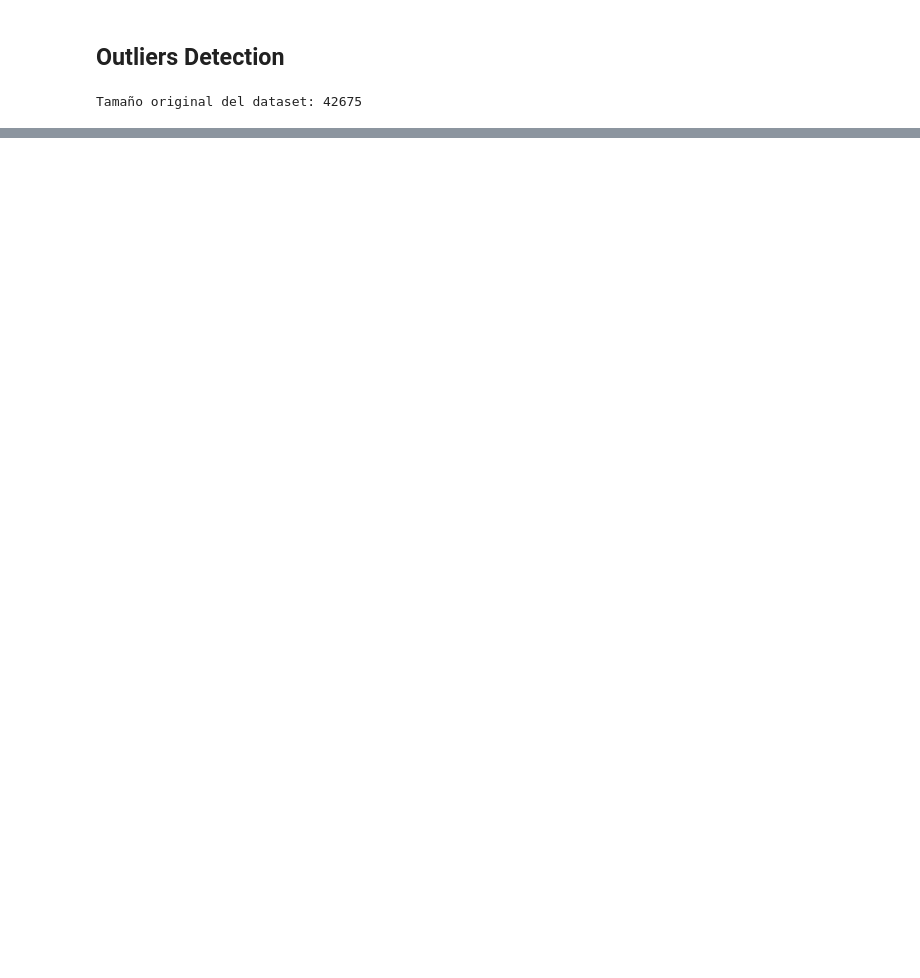
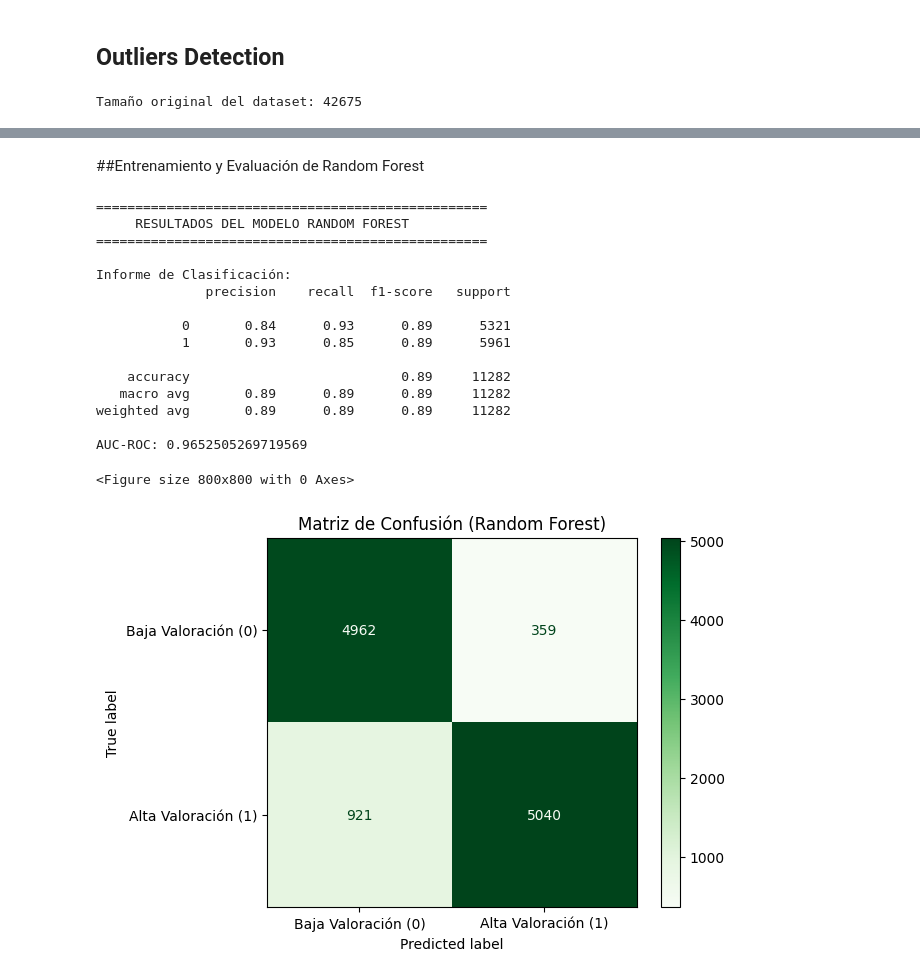
Before and after one commit to Chispon77/Proyecto-Final-CoderHouse, a Jupyter notebook: ProjectAmazon.ipynb, the cells around one changed output, grey strips where cells are left out. Saved outputs shown, nothing was run; the diff lists cells and outputs as text; code cells hidden in the pictures; blank space fills up the shorter version.

```diff
--- a/ProjectAmazon.ipynb
+++ b/ProjectAmazon.ipynb
@@ -390,0 +562,54 @@ Registros eliminados: 5069 (11.88%)
+# %% [markdown]
+##Entrenamiento y Evaluación de Random Forest
+# %%
+rf_model = RandomForestClassifier(n_estimators=100, max_depth=10, random_state=42, class_weight='balanced')
+rf_model.fit(X_train, y_train)
+
+# Predicciones discretas (0 o 1)
+rf_y_pred = rf_model.predict(X_test)
+
+# Predicciones de probabilidad
+rf_y_proba = rf_model.predict_proba(X_test)[:, 1]
+
+# 3. Evaluación del Modelo
+print("="*50)
+print("     RESULTADOS DEL MODELO RANDOM FOREST")
+print("="*50)
+
+# Informe de Clasificación
+print("\nInforme de Clasificación:")
+print(classification_report(y_test, rf_y_pred))
+
+# Métrica AUC-ROC
+print("AUC-ROC:", roc_auc_score(y_test, rf_y_proba))
+
+# Matriz de Confusión para Random Forest
+cm = confusion_matrix(y_test, rf_y_pred)
+disp = ConfusionMatrixDisplay(
+    confusion_matrix=cm,
+    display_labels=['Baja Valoración (0)', 'Alta Valoración (1)']
+)
+
+plt.figure(figsize=(8, 8))
+disp.plot(cmap=plt.cm.Greens, values_format='d')
+plt.title('Matriz de Confusión (Random Forest)')
+plt.grid(False)
+plt.show()
+# %% [output]
+==================================================
+     RESULTADOS DEL MODELO RANDOM FOREST
+==================================================
+
+Informe de Clasificación:
+              precision    recall  f1-score   support
+
+           0       0.84      0.93      0.89      5321
+           1       0.93      0.85      0.89      5961
+
+    accuracy                           0.89     11282
+   macro avg       0.89      0.89      0.89     11282
+weighted avg       0.89      0.89      0.89     11282
+
+AUC-ROC: 0.9652505269719569
+<Figure size 800x800 with 0 Axes>
+[figure, added]
```
Also changed, not shown: parts of 22 cells of this notebook.
